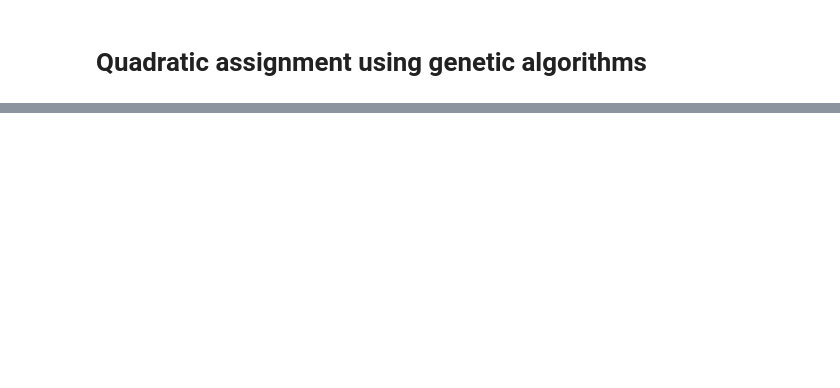
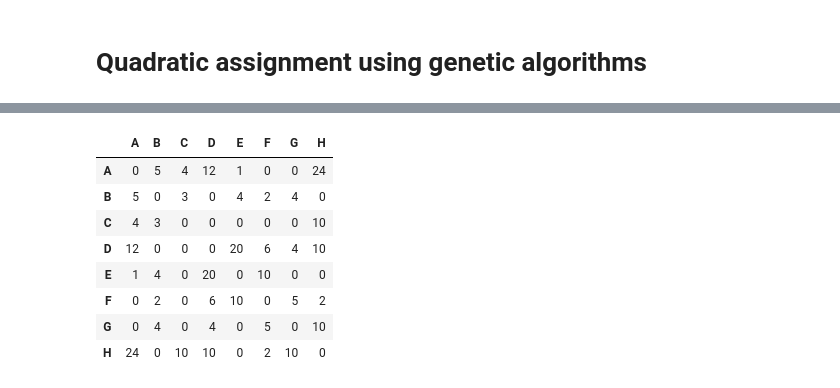
Before and after one commit to barucAlmaguer/metaheuristics, a Jupyter notebook: jp/genetic_combinatorial.ipynb, the cells around one changed output, grey strips where cells are left out. Drawn from its saved outputs; the diff is of its cells as text; code cells hidden in the pictures; blank space fills up the shorter version.

```diff
--- a/jp/genetic_combinatorial.ipynb
+++ b/jp/genetic_combinatorial.ipynb
@@ -201,0 +334,37 @@ solution values: [-3.880238445364161, -3.2018593207019004]
+# %%
+    dis_df = pd.DataFrame([
+        [0,1,2,3,1,2,3,4],
+        [1,0,1,2,2,1,2,3],
+        [2,1,0,1,3,2,1,2],
+        [3,2,1,0,4,3,2,1],
+        [1,2,3,4,0,1,2,3],
+        [2,1,2,3,1,0,1,2],
+        [3,2,1,2,2,1,0,1],
+        [4,3,2,1,3,2,1,0]],
+        columns=['A','B','C','D','E','F','G','H'],
+        index=['A','B','C','D','E','F','G','H'],
+    )
+    flow_df = pd.DataFrame([
+        [0,5,2,4,1,0,0,6],
+        [5,0,3,0,2,2,2,0],
+        [2,3,0,0,0,0,0,5],
+        [4,0,0,0,5,2,2,10],
+        [1,2,0,5,0,10,0,0],
+        [0,2,0,2,10,0,5,1],
+        [0,2,0,2,0,5,0,10],
+        [6,0,5,10,0,1,10,0]],
+        columns=['A','B','C','D','E','F','G','H'],
+        index=['A','B','C','D','E','F','G','H'],
+    )
+# %%
+dis_df * flow_df
+# %% [output]
+|  | A | B | C | D | E | F | G | H |
+| A | 0 | 5 | 4 | 12 | 1 | 0 | 0 | 24 |
+| B | 5 | 0 | 3 | 0 | 4 | 2 | 4 | 0 |
+| C | 4 | 3 | 0 | 0 | 0 | 0 | 0 | 10 |
+| D | 12 | 0 | 0 | 0 | 20 | 6 | 4 | 10 |
+| E | 1 | 4 | 0 | 20 | 0 | 10 | 0 | 0 |
+| F | 0 | 2 | 0 | 6 | 10 | 0 | 5 | 2 |
+| G | 0 | 4 | 0 | 4 | 0 | 5 | 0 | 10 |
+| H | 24 | 0 | 10 | 10 | 0 | 2 | 10 | 0 |
```
Also changed, not shown: parts of 20 cells of this notebook, 4 other files.
